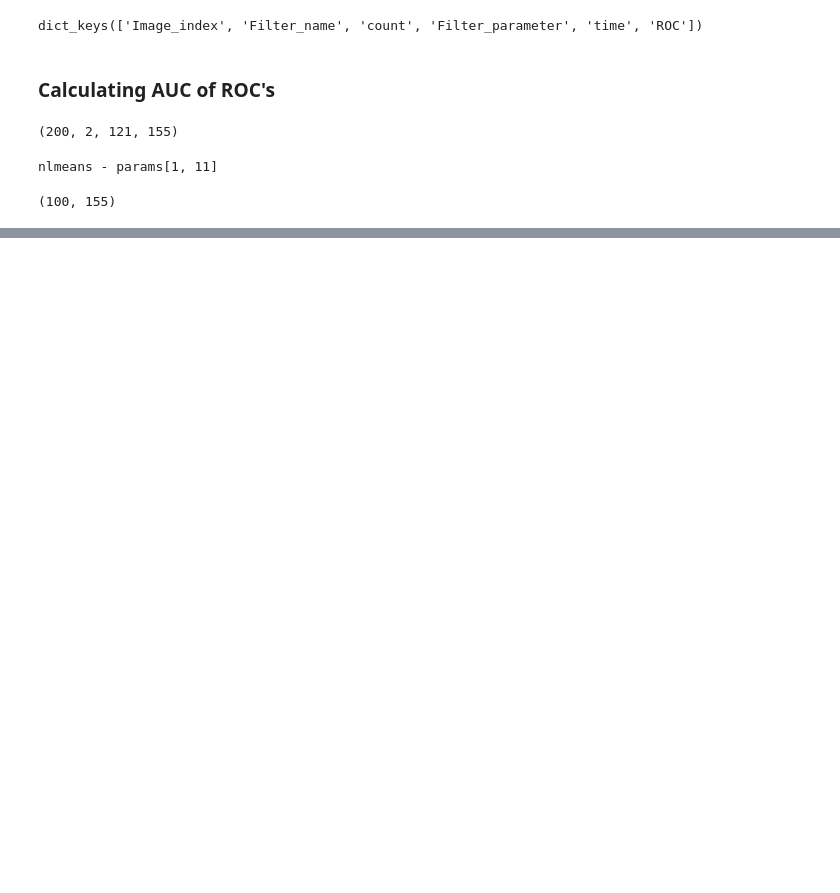
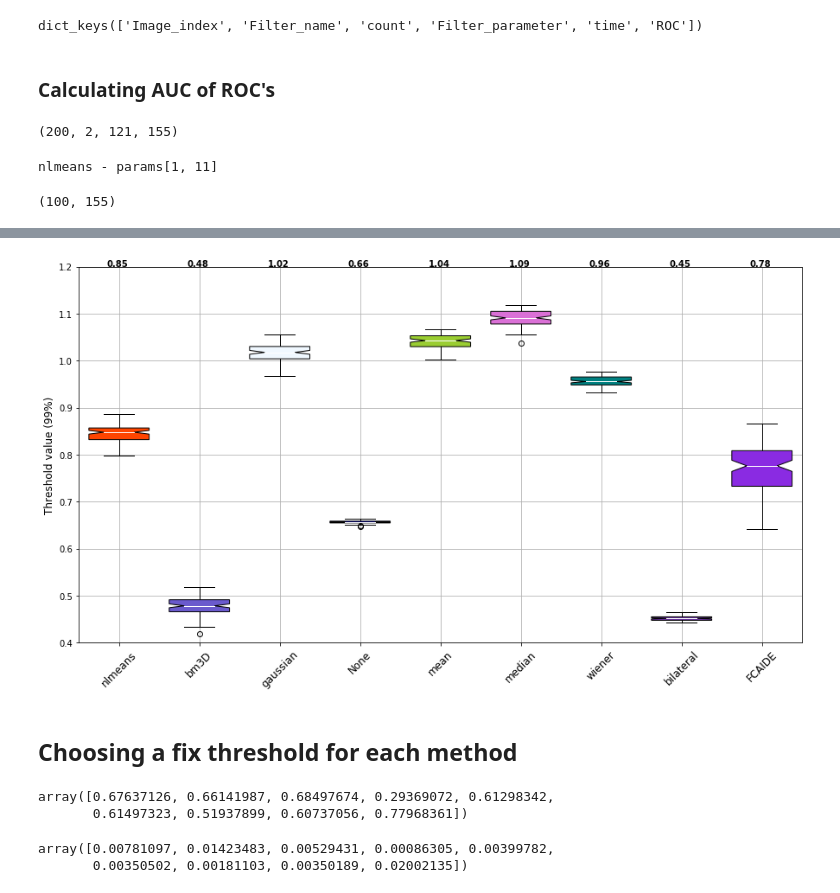
Before and after one commit to Gui1402/filtering_cygnus, a Jupyter notebook: notebooks/new_results.ipynb, the cells around one changed output, grey strips where cells are left out. Saved outputs shown, nothing was run; the diff lists cells and outputs as text; code cells hidden in the pictures; blank space fills up the shorter version.

```diff
--- a/notebooks/new_results.ipynb
+++ b/notebooks/new_results.ipynb
@@ -156,0 +258,3 @@ print("Número total de pixels de background" + str(n_pixels_total))
+# %%
+names = data['Filter_name'][0:9]
+params = data['Filter_parameter'][0:9]
@@ -156,0 +280,38 @@ print("Número total de pixels de background" + str(n_pixels_total))
+# %%
+t = np.zeros((sg_eff.shape[2], sg_eff.shape[0]))
+for filter_index in range(0, sg_eff.shape[2]):
+    for image_number in range(0, sg_eff.shape[0]):
+        x = bg_eff[image_number, :, filter_index]
+        y = thresholds[image_number, :, filter_index]
+        f_xy = interp1d(x, y)
+        t[filter_index, image_number] = f_xy(0.99)
+# %%
+fig, ax = plt.subplots(1,1, figsize=(15,8))
+new_color_index = np.append(colors_index,10)
+names[3] = 'None'
+for i in range(0, t.shape[0]):
+    c = color_names[new_color_index[i]]
+    ax.boxplot(t[i,:],
+                positions = [i+1],
+                patch_artist=True,
+                notch = True,
+                boxprops=dict(facecolor=c, color='black'),
+                capprops=dict(color='black'),
+                whiskerprops=dict(color='black'),
+                flierprops=dict(color='black', markeredgecolor='black'),
+                medianprops=dict(color='white'),
+                widths = 0.75)
+    ax.text(i+1-0.15, 1.2,
+             str('%.2f'%np.median(t[i,:])),
+             color = 'black',
+             fontweight = 'black')
+
+
+ax.set_xticklabels(names, rotation=45, fontsize=12)
+ax.set_ylim(0.4, 1.2)
+ax.set_ylabel('Threshold value (99%)', fontsize=12)
+ax.grid()
+# %% [output]
+[figure, added]
+# %% [markdown]
+## Choosing a fix threshold for each method
@@ -156,0 +328,10 @@ print("Número total de pixels de background" + str(n_pixels_total))
+# %%
+bg.mean(axis=1)
+# %% [output]
+array([0.67637126, 0.66141987, 0.68497674, 0.29369072, 0.61298342,
+       0.61497323, 0.51937899, 0.60737056, 0.77968361])
+# %%
+bg.std(axis=1)
+# %% [output]
+array([0.00781097, 0.01423483, 0.00529431, 0.00086305, 0.00399782,
+       0.00350502, 0.00181103, 0.00350189, 0.02002135])
```
Also changed, not shown: parts of 14 cells of this notebook, 5 other files.
